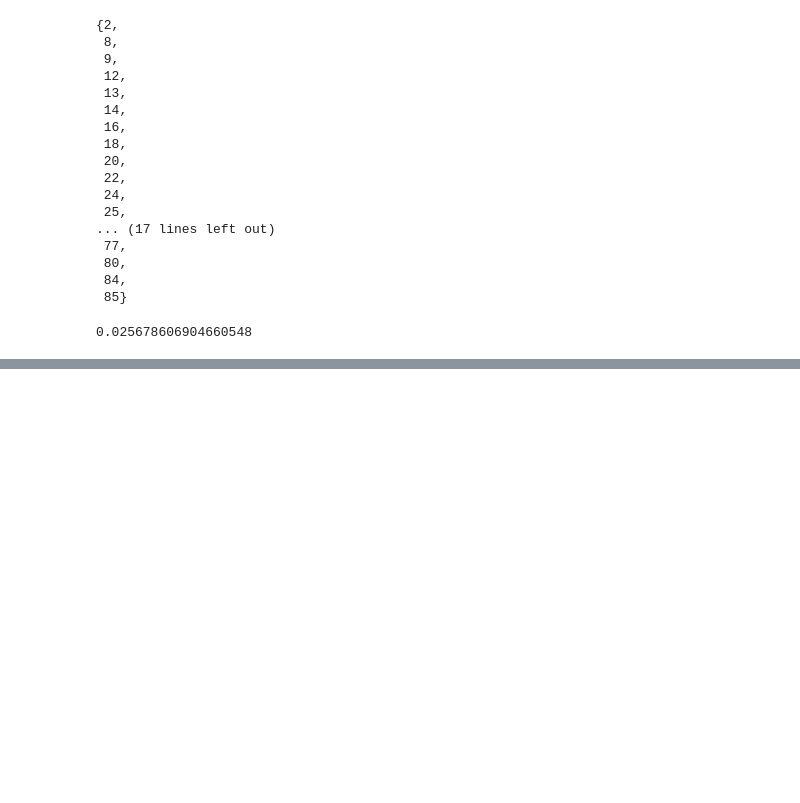
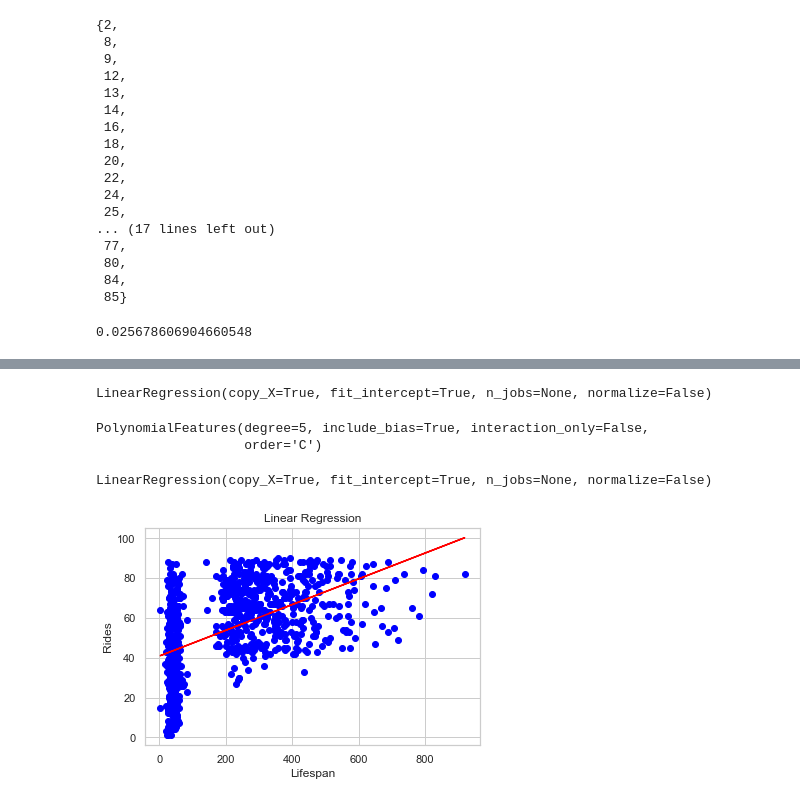
Before and after one commit to SallyPoon/LyftDS, a Jupyter notebook: Predictive modeling.ipynb, the cells around one changed output, grey strips where cells are left out. Saved outputs shown, nothing was run; the diff lists cells and outputs as text; code cells hidden in the pictures; blank space fills up the shorter version.

Commit message:
What is this polynomial regression

```diff
--- a/Predictive modeling.ipynb
+++ b/Predictive modeling.ipynb
@@ -614,0 +636,30 @@ tn, fp, fn, tp = confusion_matrix(y_test, predictions, labels=[0,1]).ravel()
+# %%
+lin = LinearRegression()
+
+lin.fit(X, y)
+# %% [output]
+LinearRegression(copy_X=True, fit_intercept=True, n_jobs=None, normalize=False)
+# %%
+poly = PolynomialFeatures(degree = 5)
+X_poly = poly.fit_transform(X)
+# %%
+poly.fit(X_poly, y)
+# %% [output]
+PolynomialFeatures(degree=5, include_bias=True, interaction_only=False,
+                   order='C')
+# %%
+lin2 = LinearRegression()
+lin2.fit(X_poly, y)
+# %% [output]
+LinearRegression(copy_X=True, fit_intercept=True, n_jobs=None, normalize=False)
+# %%
+plt.scatter(X, y, color = 'blue')
+
+plt.plot(X, lin.predict(X), color = 'red')
+plt.title('Linear Regression')
+plt.xlabel('Lifespan')
+plt.ylabel('Rides')
+
+plt.show()
+# %% [output]
+[figure, added]
```
Also changed, not shown: parts of 9 cells of this notebook, 1 other file.
